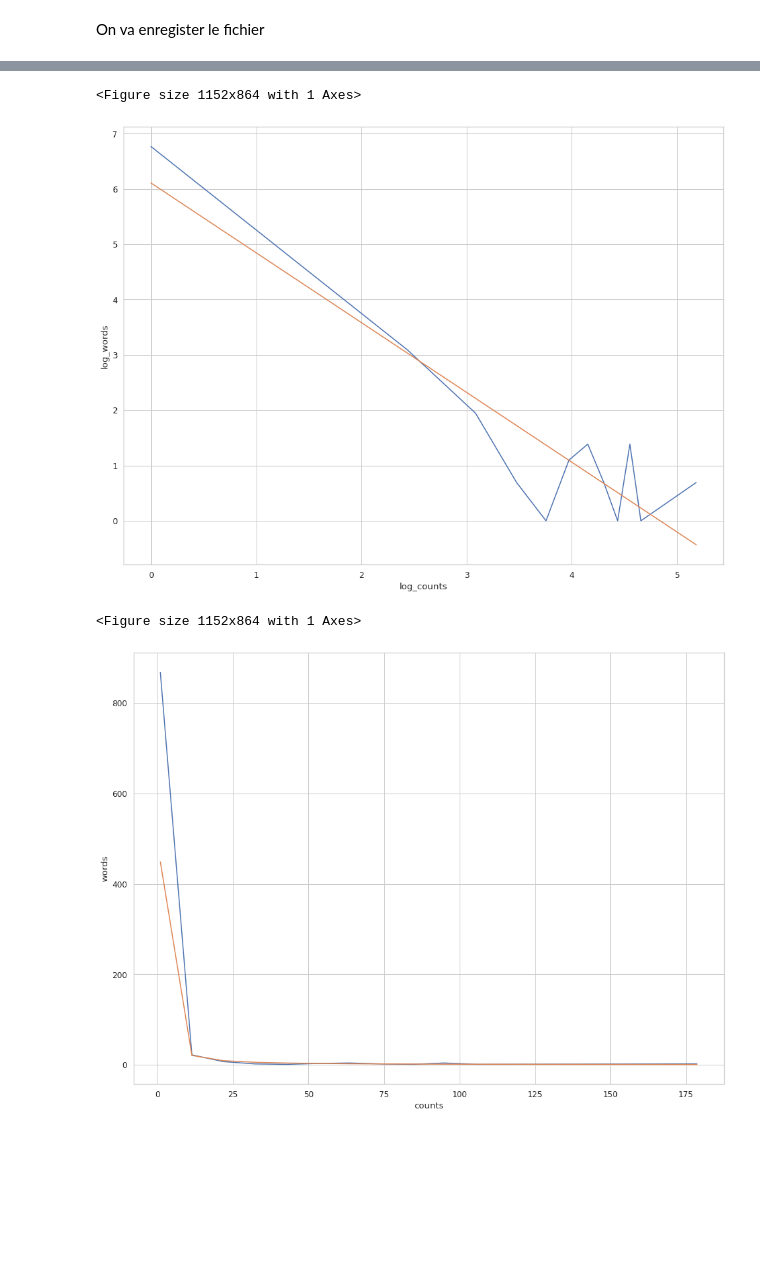
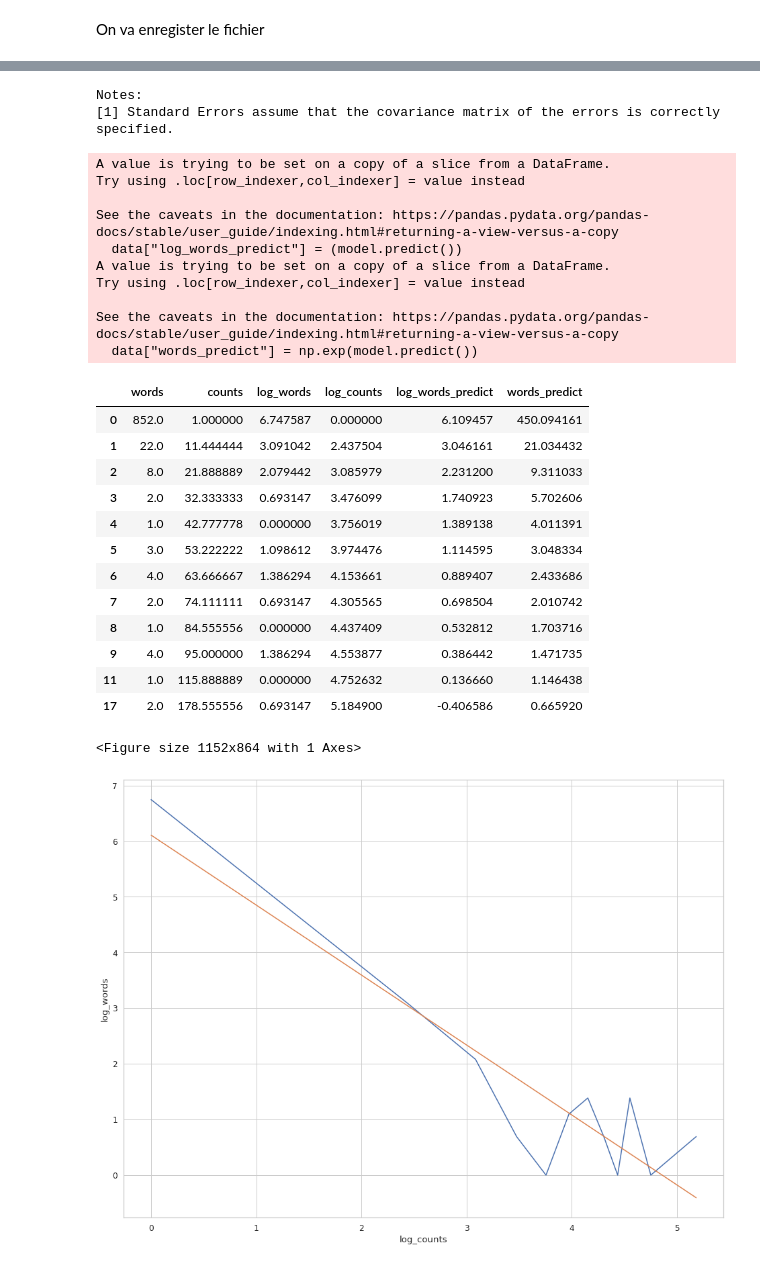
Before and after one commit to romulusFR/cnrt_cartes_cog, a Jupyter notebook: cogmaps_v2/exploration.ipynb, the cells around one changed output, grey strips where cells are left out. Cells and saved outputs as stored; diff of their text form; code cells hidden in the pictures; blank space fills up the shorter version.

```diff
--- a/cogmaps_v2/exploration.ipynb
+++ b/cogmaps_v2/exploration.ipynb
@@ -89,7 +89,10 @@ cols_censurees = [f"Question {x}" for x in [2, 5.1, 7, 10.1, 11, 14, 14.1]] + ["
 # petit outillage
 def clean(s: str) -> str:
     """Nettoyage de chaines"""
+    if not isinstance(s, str):
+        raise TypeError(f"'{s}' is of type {type(s)}")
     return s.strip().lower()
+
 
 def pretty_pvals(x):
     """Affichage de courtoisie des niveaux de significativité statistique"""
@@ -895,7 +991,7 @@ sns.lineplot(x = "log_counts", y ="log_words", data = df_zipf)
 # %%
 data = df_zipf[df_zipf["words"] != 0.0]
 model = smf.ols("log_words ~ log_counts", data=data).fit()
-model.summary()
+display(model.summary())
 data["log_words_predict"] = (model.predict())
 data["words_predict"] = np.exp(model.predict())
 display(data)
@@ -903,7 +999,8 @@ sns.lineplot(x = "log_counts", y ="log_words", data = data)
 sns.lineplot(x = "log_counts", y ="log_words_predict", data = data)
 plt.show()
 
-sns.lineplot(x = "counts", y ="words", data = data)
-sns.lineplot(x = "counts", y ="words_predict", data = data)
-plt.show()
+
+# sns.lineplot(x = "counts", y ="words", data = data)
+# sns.lineplot(x = "counts", y ="words_predict", data = data)
+# plt.show()
 # %% [output]
@@ -933,4 +1024,27 @@ See the caveats in the documentation: https://pandas.pydata.org/pandas-docs/stab
-<Figure size 1152x864 with 1 Axes>
+Notes:
+[1] Standard Errors assume that the covariance matrix of the errors is correctly specified.
+A value is trying to be set on a copy of a slice from a DataFrame.
+Try using .loc[row_indexer,col_indexer] = value instead
+
+See the caveats in the documentation: https://pandas.pydata.org/pandas-docs/stable/user_guide/indexing.html#returning-a-view-versus-a-copy
+  data["log_words_predict"] = (model.predict())
+A value is trying to be set on a copy of a slice from a DataFrame.
+Try using .loc[row_indexer,col_indexer] = value instead
+
+See the caveats in the documentation: https://pandas.pydata.org/pandas-docs/stable/user_guide/indexing.html#returning-a-view-versus-a-copy
+  data["words_predict"] = np.exp(model.predict())
+|  | words | counts | log_words | log_counts | log_words_predict | words_predict |
+| 0 | 852.0 | 1.000000 | 6.747587 | 0.000000 | 6.109457 | 450.094161 |
+| 1 | 22.0 | 11.444444 | 3.091042 | 2.437504 | 3.046161 | 21.034432 |
+| 2 | 8.0 | 21.888889 | 2.079442 | 3.085979 | 2.231200 | 9.311033 |
+| 3 | 2.0 | 32.333333 | 0.693147 | 3.476099 | 1.740923 | 5.702606 |
+| 4 | 1.0 | 42.777778 | 0.000000 | 3.756019 | 1.389138 | 4.011391 |
+| 5 | 3.0 | 53.222222 | 1.098612 | 3.974476 | 1.114595 | 3.048334 |
+| 6 | 4.0 | 63.666667 | 1.386294 | 4.153661 | 0.889407 | 2.433686 |
+| 7 | 2.0 | 74.111111 | 0.693147 | 4.305565 | 0.698504 | 2.010742 |
+| 8 | 1.0 | 84.555556 | 0.000000 | 4.437409 | 0.532812 | 1.703716 |
+| 9 | 4.0 | 95.000000 | 1.386294 | 4.553877 | 0.386442 | 1.471735 |
+| 11 | 1.0 | 115.888889 | 0.000000 | 4.752632 | 0.136660 | 1.146438 |
+| 17 | 2.0 | 178.555556 | 0.693147 | 5.184900 | -0.406586 | 0.665920 |
+<Figure size 1152x864 with 1 Axes>
-[figure, old version]
+[figure, new version]
-<Figure size 1152x864 with 1 Axes>
-[figure, removed]
```
Also changed, not shown: parts of 37 cells of this notebook.
